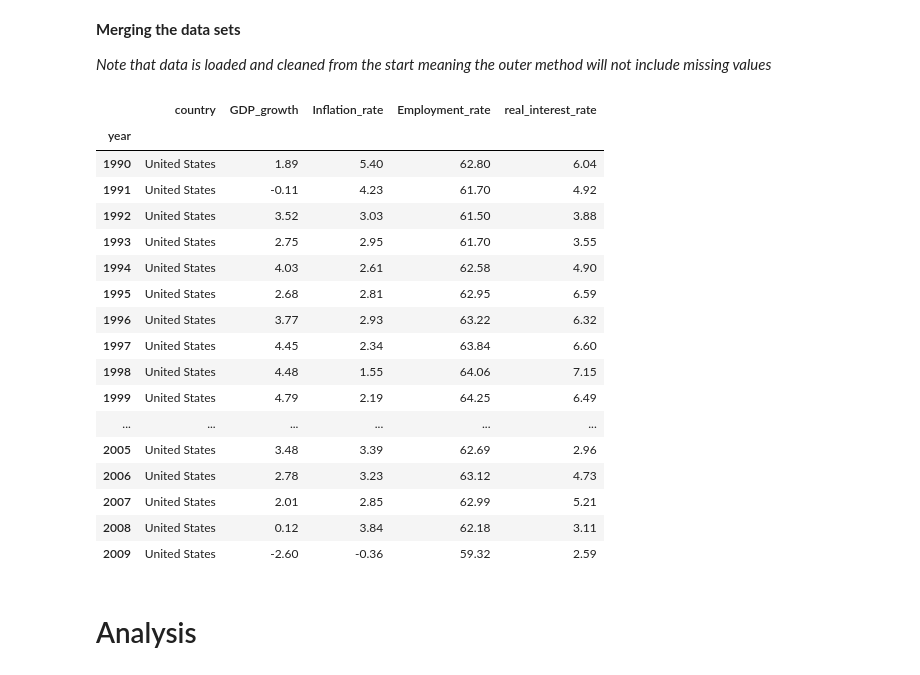
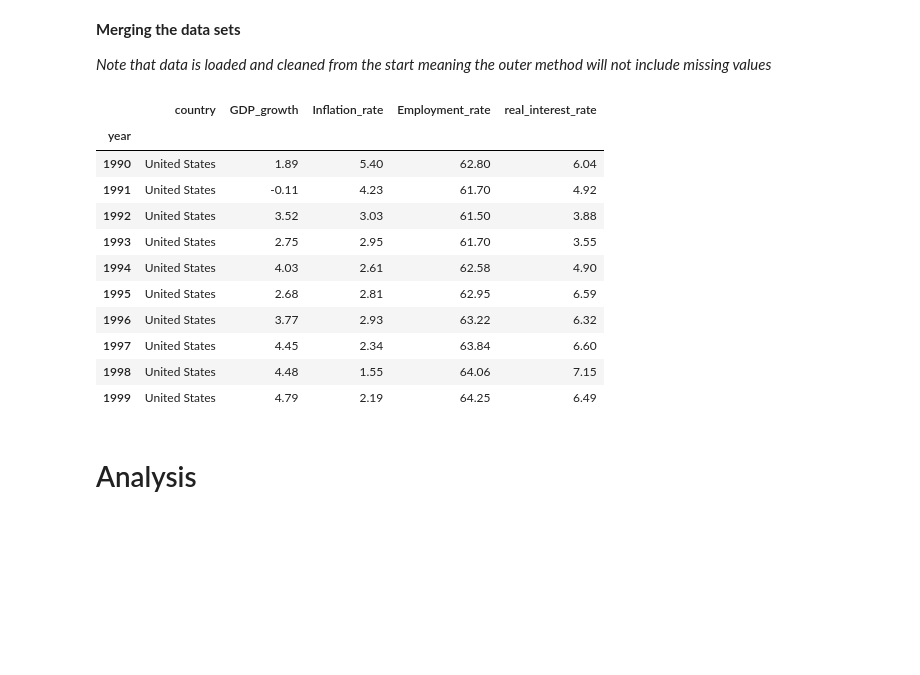
Before and after one commit to NumEconCopenhagen/projects-2023-boybandet, a Jupyter notebook: dataproject/dataproject.ipynb, the cells around one changed output. Drawn from its saved outputs; the diff is of its cells as text; code cells hidden in the pictures; blank space fills up the shorter version.

```diff
--- a/dataproject/dataproject.ipynb
+++ b/dataproject/dataproject.ipynb
@@ -37,11 +39,12 @@ Import your data, either through an API or manually, and load it.
 # %% [markdown]
 **Fetch GDP:**
 # %%
-# Import GDP-data from world bank
+# Load GDP dataframe from wb using API
 wb_USAgdp = wb.download(indicator='NY.GDP.MKTP.KD.ZG', country=['USA'], start=1990, end=2021)
 
 wb_USAgdp = wb_USAgdp.rename(columns = {'NY.GDP.MKTP.KD.ZG':'GDP_growth'})
 wb_USAgdp = wb_USAgdp.reset_index()
-wb_USAgdp = wb_USAgdp.sort_index(ascending = False)
-wb_USAgdp.sample(5)
+wb_USAgdp.set_index("year", inplace=True) # Setting year as index for use in plots later
+wb_USAgdp = wb_USAgdp.sort_index(ascending = True) # Sort dataframe in ascending order
+wb_USAgdp.sample(5) # Show a sample of the dataframe
 # %% [output]
@@ -54,11 +58,12 @@ wb_USAgdp.sample(5)
 # %% [markdown]
 **Fetch inflation:**
 # %%
-# Import Inflation-data from world bank
+# Load inflation dataframe from wb using API
 wb_USAinf = wb.download(indicator='FP.CPI.TOTL.ZG', country=['USA'], start=1990, end=2021)
 
 wb_USAinf = wb_USAinf.rename(columns = {'FP.CPI.TOTL.ZG':'Inflation_rate'})
 wb_USAinf = wb_USAinf.reset_index()
-wb_USAinf = wb_USAinf.sort_index(ascending = False)
-wb_USAinf.sample(5)
+wb_USAinf.set_index("year", inplace=True) # Setting year as index for use in plots later
+wb_USAinf = wb_USAinf.sort_index(ascending = True) # Sort dataframe in ascending order
+wb_USAinf.sample(5) # Show a sample of the dataframe
 # %% [output]
@@ -71,11 +77,12 @@ wb_USAinf.sample(5)
 # %% [markdown]
 **Fetch employment to population ratio:**
 # %%
-# Import employment-data from world bank
+# Load employment dataframe from wb using API
 wb_USAemp = wb.download(indicator='SL.EMP.TOTL.SP.NE.ZS', country=['USA'], start=1990, end=2021)
 
 wb_USAemp = wb_USAemp.rename(columns = {'SL.EMP.TOTL.SP.NE.ZS':'Employment_rate'})
 wb_USAemp = wb_USAemp.reset_index()
-wb_USAemp = wb_USAemp.sort_index(ascending = False)
-wb_USAemp.sample(5)
+wb_USAemp.set_index("year", inplace=True) # Setting year as index for use in plots later
+wb_USAemp = wb_USAemp.sort_index(ascending = True) # Sort dataframe in ascending order
+wb_USAemp.sample(5) # Show a sample of the dataframe
 # %% [output]
@@ -88,11 +96,12 @@ wb_USAemp.sample(5)
 # %% [markdown]
 **Fetch real interest rate:**
 # %%
-
+# Load real interest rate dataframe from wb using API
 wb_USAreal = wb.download(indicator='FR.INR.RINR', country=['USA'], start=1990, end=2021)
 
 wb_USAreal = wb_USAreal.rename(columns = {'FR.INR.RINR':'real_interest_rate'})
 wb_USAreal = wb_USAreal.reset_index()
-wb_USAreal = wb_USAreal.sort_index(ascending = False)
-wb_USAreal.sample(5)
+wb_USAreal.set_index("year", inplace=True) # Setting year as index for use in plots later
+wb_USAreal = wb_USAreal.sort_index(ascending = True) # Sort dataframe in ascending order
+wb_USAreal.sample(5) # Show a sample of the dataframe
 # %% [output]
@@ -153,34 +161,28 @@ plot_func(wb_USAreal, "year", "real_interest_rate", "Real interest rate" )
 
 *Note that data is loaded and cleaned from the start meaning the outer method will not include missing values*
 # %%
-dataset = [wb_USAgdp, wb_USAinf, wb_USAemp, wb_USAreal]
+dataset = [wb_USAgdp, wb_USAinf, wb_USAemp, wb_USAreal] # Initialize the list to iterate over
 
-wb = dataset[0]
+wb = dataset[0] # Define the baseline dataframe
 
-for i in dataset[1:]:
+for i in dataset[1:]: # Loop over the different dataframes
     wb = pd.merge(wb, i, how = 'outer', on = ['country','year'])
 
-wb = wb.round(2)
-wb.head(20)
+wb = wb.round(2) # set decimals to 2
+wb.head(10)
 # %% [output]
 |  | country | GDP_growth | Inflation_rate | Employment_rate | real_interest_rate |
 | year |  |  |  |  |  |
 | 1990 | United States | 1.89 | 5.40 | 62.80 | 6.04 |
 | 1991 | United States | -0.11 | 4.23 | 61.70 | 4.92 |
 | 1992 | United States | 3.52 | 3.03 | 61.50 | 3.88 |
 | 1993 | United States | 2.75 | 2.95 | 61.70 | 3.55 |
 | 1994 | United States | 4.03 | 2.61 | 62.58 | 4.90 |
 | 1995 | United States | 2.68 | 2.81 | 62.95 | 6.59 |
 | 1996 | United States | 3.77 | 2.93 | 63.22 | 6.32 |
 | 1997 | United States | 4.45 | 2.34 | 63.84 | 6.60 |
 | 1998 | United States | 4.48 | 1.55 | 64.06 | 7.15 |
 | 1999 | United States | 4.79 | 2.19 | 64.25 | 6.49 |
-| ... | ... | ... | ... | ... | ... |
-| 2005 | United States | 3.48 | 3.39 | 62.69 | 2.96 |
-| 2006 | United States | 2.78 | 3.23 | 63.12 | 4.73 |
-| 2007 | United States | 2.01 | 2.85 | 62.99 | 5.21 |
-| 2008 | United States | 0.12 | 3.84 | 62.18 | 3.11 |
-| 2009 | United States | -2.60 | -0.36 | 59.32 | 2.59 |
 # %% [markdown]
 # Analysis
 # %% [markdown]
```
Also changed, not shown: parts of 17 cells of this notebook.
